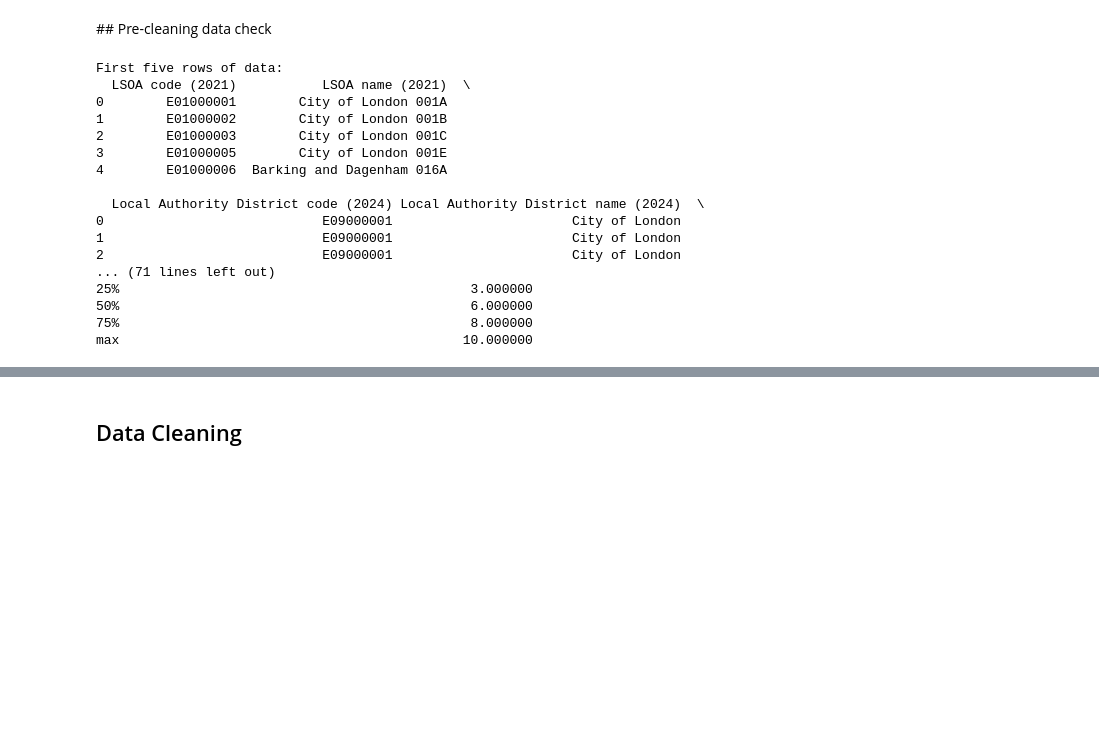
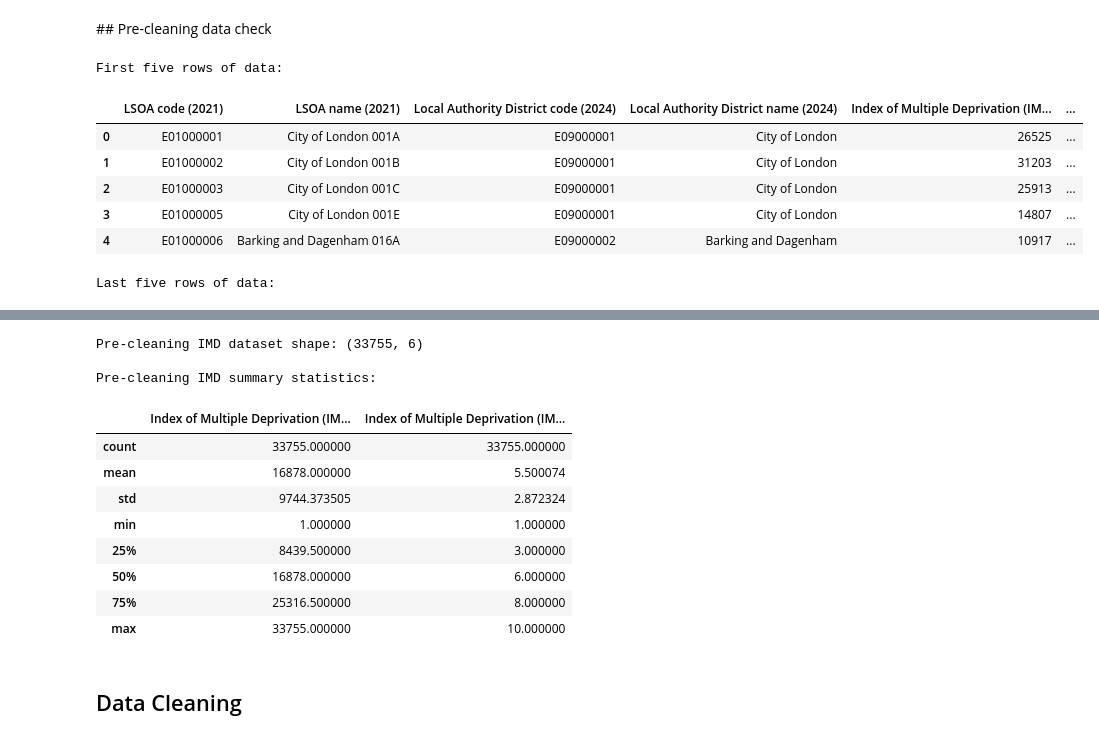
Before and after one commit to idilabdulle/Group-1-Project, a Jupyter notebook: idx_multiple_deprivation_cleaning.ipynb, the cells around one changed output, grey strips where cells are left out. Saved outputs shown, nothing was run; the diff lists cells and outputs as text; code cells hidden in the pictures; blank space fills up the shorter version.

```diff
--- a/idx_multiple_deprivation_cleaning.ipynb
+++ b/idx_multiple_deprivation_cleaning.ipynb
@@ -22,34 +22,28 @@ import openpyxl as op
 # %%
 # Uploading the IMD dataset
 df = pd.read_excel('2025_index_of_multiple_deprivation.xlsx',
                   sheet_name='IMD25')
 
 # Visually checking the first and last 5 rows of data in the IMD dataset
 # Including key information, such as total number of rows, column names and a sample of data
-print(f'First five rows of data:\n{df.head(5)}')
-print(f'\nLast five rows of data:\n{df.tail(5)}')
+print(f'First five rows of data:\n')
+display(df.head(5))
+print(f'\nLast five rows of data:\n')
+display(df.tail(5))
 
 # Shape of dataset - to confirm the number of rows and columns
 print(f'\nPre-cleaning IMD dataset shape: {df.shape}')
 
 # Summary statistics pre-cleaning
 # Notice that this only provides stats for numerical data (the IMD rank and IMD decile)
-print(f'\nPre-cleaning IMD summary statistics:\n{df.describe()}')
+print(f'\nPre-cleaning IMD summary statistics:\n')
+display(df.describe())
 # %% [output]
 First five rows of data:
-  LSOA code (2021)           LSOA name (2021)  \
-0        E01000001        City of London 001A
-1        E01000002        City of London 001B
-2        E01000003        City of London 001C
-3        E01000005        City of London 001E
-4        E01000006  Barking and Dagenham 016A
-
-  Local Authority District code (2024) Local Authority District name (2024)  \
-0                            E09000001                       City of London
-1                            E09000001                       City of London
-2                            E09000001                       City of London
-... (71 lines left out)
-25%                                             3.000000
-50%                                             6.000000
-75%                                             8.000000
-max                                            10.000000
+|  | LSOA code (2021) | LSOA name (2021) | Local Authority District code (2024) | Local Authority District name (2024) | Index of Multiple Deprivation (IM... | ... |
+| 0 | E01000001 | City of London 001A | E09000001 | City of London | 26525 | ... |
+| 1 | E01000002 | City of London 001B | E09000001 | City of London | 31203 | ... |
+| 2 | E01000003 | City of London 001C | E09000001 | City of London | 25913 | ... |
+| 3 | E01000005 | City of London 001E | E09000001 | City of London | 14807 | ... |
+| 4 | E01000006 | Barking and Dagenham 016A | E09000002 | Barking and Dagenham | 10917 | ... |
+Last five rows of data:
@@ -56,3 +56,15 @@ max                                            10.000000
+Pre-cleaning IMD dataset shape: (33755, 6)
+
+Pre-cleaning IMD summary statistics:
+|  | Index of Multiple Deprivation (IM... | Index of Multiple Deprivation (IM... |
+| count | 33755.000000 | 33755.000000 |
+| mean | 16878.000000 | 5.500074 |
+| std | 9744.373505 | 2.872324 |
+| min | 1.000000 | 1.000000 |
+| 25% | 8439.500000 | 3.000000 |
+| 50% | 16878.000000 | 6.000000 |
+| 75% | 25316.500000 | 8.000000 |
+| max | 33755.000000 | 10.000000 |
 # %% [markdown]
 ## Data Cleaning
 # %% [markdown]
```
Also changed, not shown: parts of 5 cells of this notebook, 2 other files.
